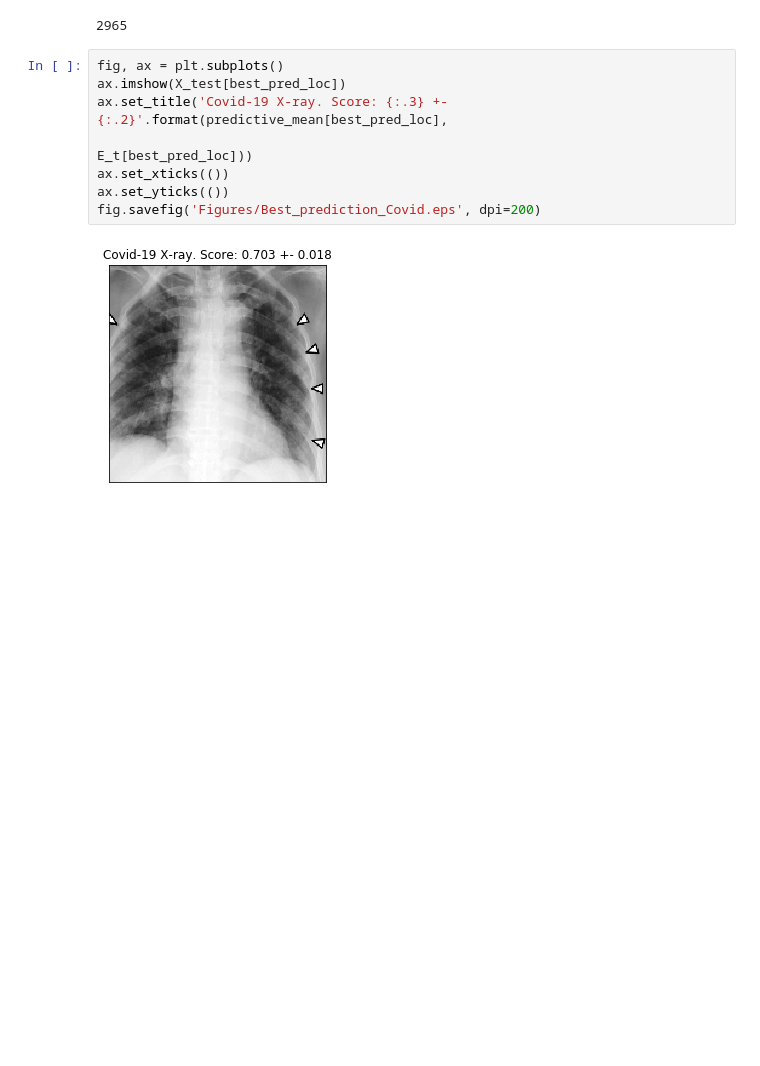
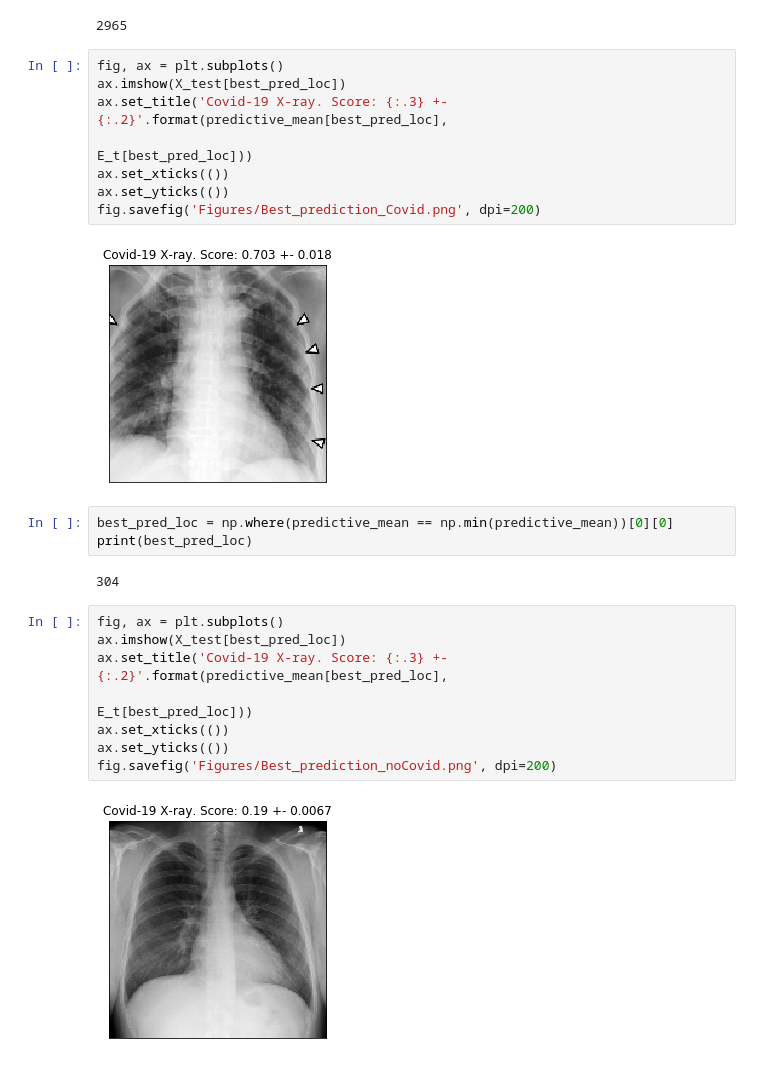
Before and after one commit to TsspGit/CodVid19_CIEMAT, a Jupyter notebook: Uncertainty_XGBoost_Analysis.ipynb, the cells around one changed output. Drawn from its saved outputs; the diff is of its cells as text; blank space fills up the shorter version.

```diff
--- a/Uncertainty_XGBoost_Analysis.ipynb
+++ b/Uncertainty_XGBoost_Analysis.ipynb
@@ -202,6 +241,21 @@ ax.set_title('Covid-19 X-ray. Score: {:.3} +- {:.2}'.format(predictive_mean[bes
                                                                   E_t[best_pred_loc]))
 ax.set_xticks(())
 ax.set_yticks(())
-fig.savefig('Figures/Best_prediction_Covid.eps', dpi=200)
+fig.savefig('Figures/Best_prediction_Covid.png', dpi=200)
 # %% [output]
 [figure]
+# %%
+best_pred_loc = np.where(predictive_mean == np.min(predictive_mean))[0][0]
+print(best_pred_loc)
+# %% [output]
+304
+# %%
+fig, ax = plt.subplots()
+ax.imshow(X_test[best_pred_loc])
+ax.set_title('Covid-19 X-ray. Score: {:.3} +- {:.2}'.format(predictive_mean[best_pred_loc],
+                                                                  E_t[best_pred_loc]))
+ax.set_xticks(())
+ax.set_yticks(())
+fig.savefig('Figures/Best_prediction_noCovid.png', dpi=200)
+# %% [output]
+[figure, added]
```
Also changed, not shown: parts of 5 cells of this notebook, 5 other files.
